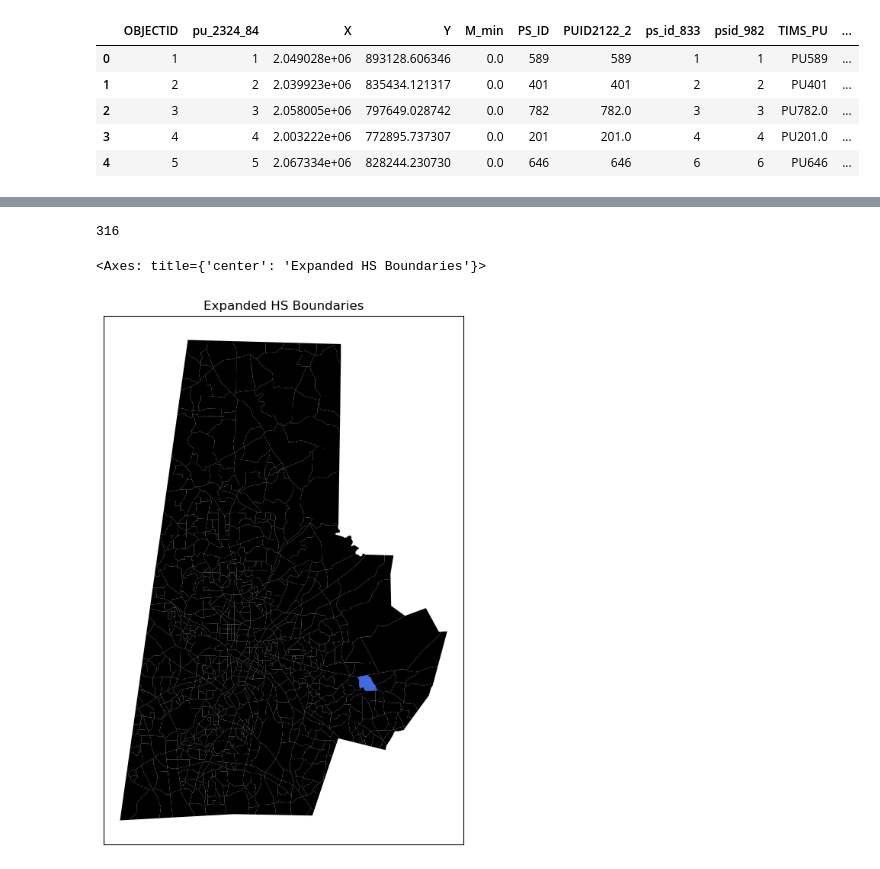
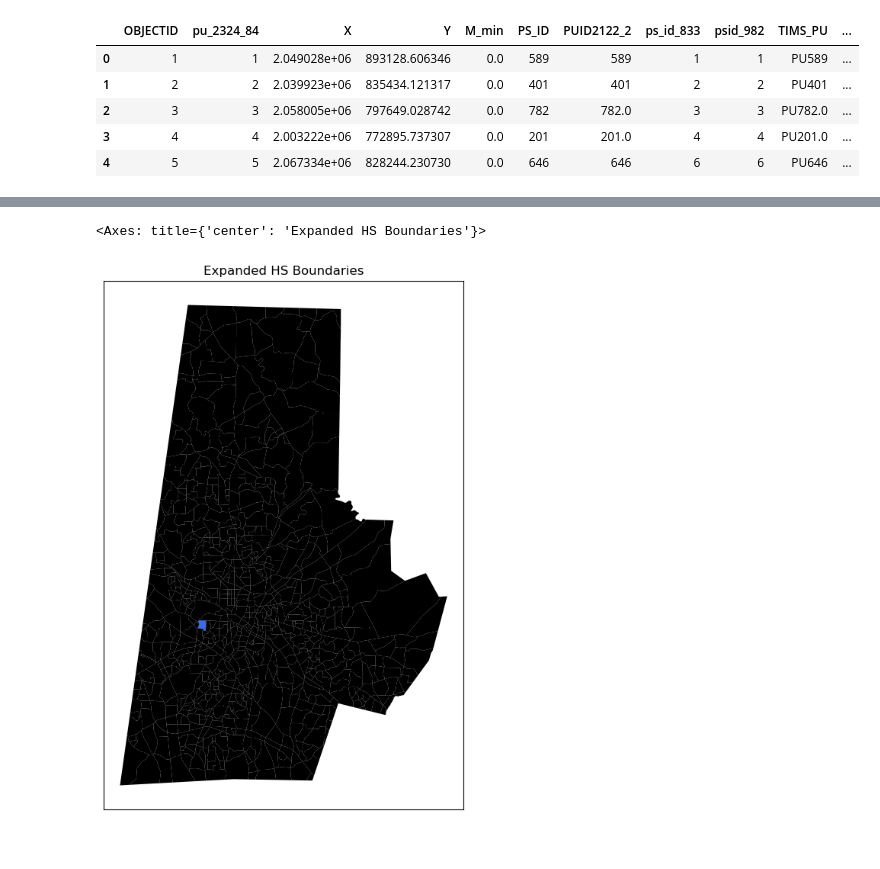
Before and after one commit to olublin/DPS-Planning, a Jupyter notebook: heuristic_model.ipynb, the cells around one changed output, grey strips where cells are left out. Cells and saved outputs as stored; diff of their text form; code cells hidden in the pictures.

```diff
--- a/heuristic_model.ipynb
+++ b/heuristic_model.ipynb
@@ -121,20 +102,16 @@ Text(0.5, 1.0, 'Log(Objective Score) by Site Location')
-# %%
-all_scores[~all_scores['Region'].isin(['Central'])]['score'].idxmin()
-# %% [output]
-316
 # %%
 fig,ax = plt.subplots(figsize = (7,9))
 
 hs_2028_geo.plot(
     ax = ax,
     color = 'black'
 )
 
 ax.set_xticks([])
 ax.set_yticks([])
 
 plt.title('Expanded HS Boundaries')
-hs_2028_geo.loc[[200],'geometry'].plot(ax=plt.gca(), color = 'royalblue')
+hs_2028_geo.loc[[12],'geometry'].plot(ax=plt.gca(), color = 'royalblue')
 # %% [output]
 <Axes: title={'center': 'Expanded HS Boundaries'}>
-[figure, old version]
+[figure, new version]
```
Also changed, not shown: parts of 9 cells of this notebook.
